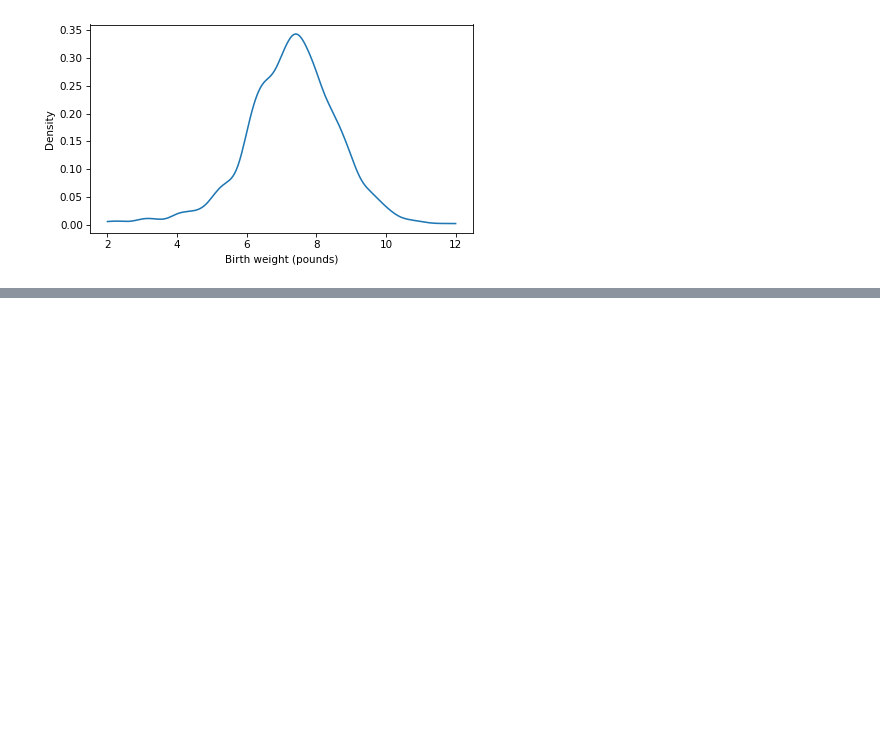
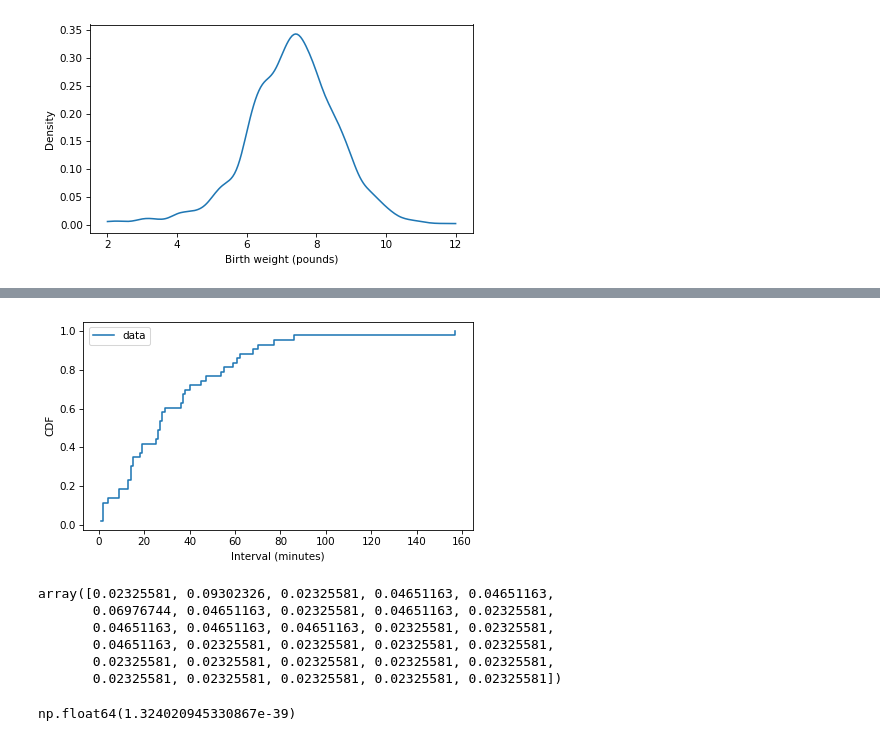
Before and after one commit to lochnes-007/EDA, a Jupyter notebook: nsfg.ipynb, the cells around one changed output, grey strips where cells are left out. Cells and saved outputs as stored; diff of their text form; code cells hidden in the pictures; blank space fills up the shorter version.

```diff
--- a/nsfg.ipynb
+++ b/nsfg.ipynb
@@ -1452,0 +1466,6 @@ FileNotFoundError: [Errno 2] No such file or directory: 'babyboom.dat'
+# %%
+cdf_diffs = pmf_diffs.make_cdf()
+cdf_diffs.step()
+decorate(xlabel="Interval (minutes)", ylabel="CDF")
+# %% [output]
+[figure, added]
@@ -1452,0 +1474,9 @@ FileNotFoundError: [Errno 2] No such file or directory: 'babyboom.dat'
+# %%
+pmf_diffs.ps
+# %% [output]
+array([0.02325581, 0.09302326, 0.02325581, 0.04651163, 0.04651163,
+       0.06976744, 0.04651163, 0.02325581, 0.04651163, 0.02325581,
+       0.04651163, 0.04651163, 0.04651163, 0.02325581, 0.02325581,
+       0.04651163, 0.02325581, 0.02325581, 0.02325581, 0.02325581,
+       0.02325581, 0.02325581, 0.02325581, 0.02325581, 0.02325581,
+       0.02325581, 0.02325581, 0.02325581, 0.02325581, 0.02325581])
@@ -1452,0 +1489,4 @@ FileNotFoundError: [Errno 2] No such file or directory: 'babyboom.dat'
+# %%
+NormalPdf(7.3, 0.75)(17.3)
+# %% [output]
+np.float64(1.324020945330867e-39)
```
Also changed, not shown: parts of 27 cells of this notebook.
